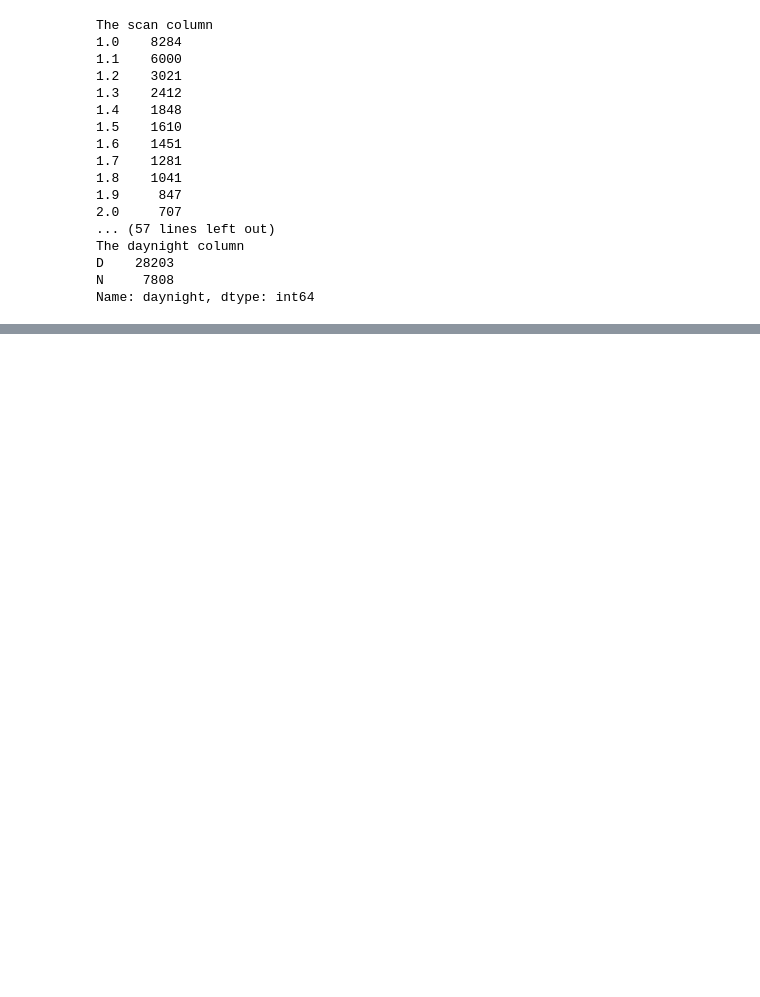
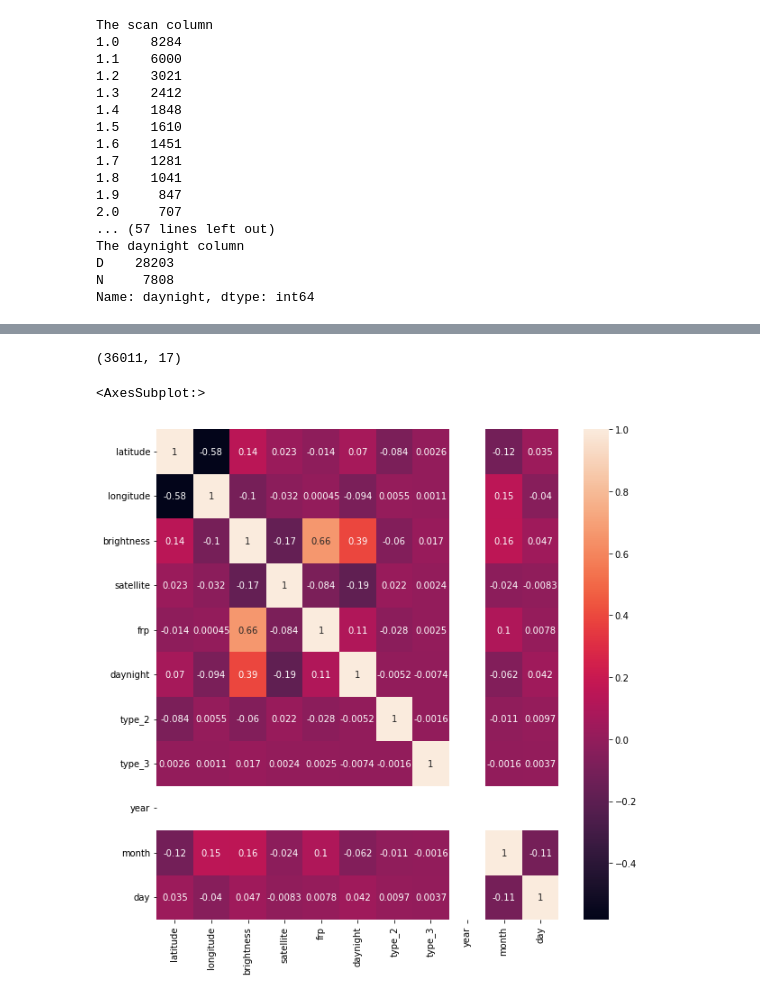
Before and after one commit to Dpakkk/fire_prediction, a Jupyter notebook: prediction_fire.ipynb, the cells around one changed output, grey strips where cells are left out. Drawn from its saved outputs; the diff is of its cells as text; code cells hidden in the pictures; blank space fills up the shorter version.

Commit message:
Target variables separated

```diff
--- a/prediction_fire.ipynb
+++ b/prediction_fire.ipynb
@@ -208,0 +209,11 @@ forest['scan_binned'] = pd.cut(forest['scan'], bins=bins, labels=labels)
+# %%
+forest.head()
+forest = forest.drop(['scan'], axis = 1)
+# %%
+# Converting the datatype to datetype from string or NumPy.
+forest['acq_date'] = pd.to_datetime(forest['acq_date'])
+# %%
+forest['year'] = forest['acq_date'].dt.year
+forest['month'] = forest['acq_date'].dt.month
+forest['day'] = forest['acq_date'].dt.day
+forest.head()
@@ -208,0 +227,16 @@ forest['scan_binned'] = pd.cut(forest['scan'], bins=bins, labels=labels)
+# %%
+forest.shape
+# %% [output]
+(36011, 17)
+# %%
+# dealing with our target variables
+#seperating target variable
+y = forest['confidence']
+fin = forest.drop(['acq_date','confidence','acq_time','bright_t31','type_0'], axis = 1)
+# %%
+#checking correlation again
+plt.figure(figsize = (10,10))
+sns.heatmap(fin.corr(), annot = True)
+# %% [output]
+<AxesSubplot:>
+[figure, added]
```
Also changed, not shown: parts of 24 cells of this notebook.
